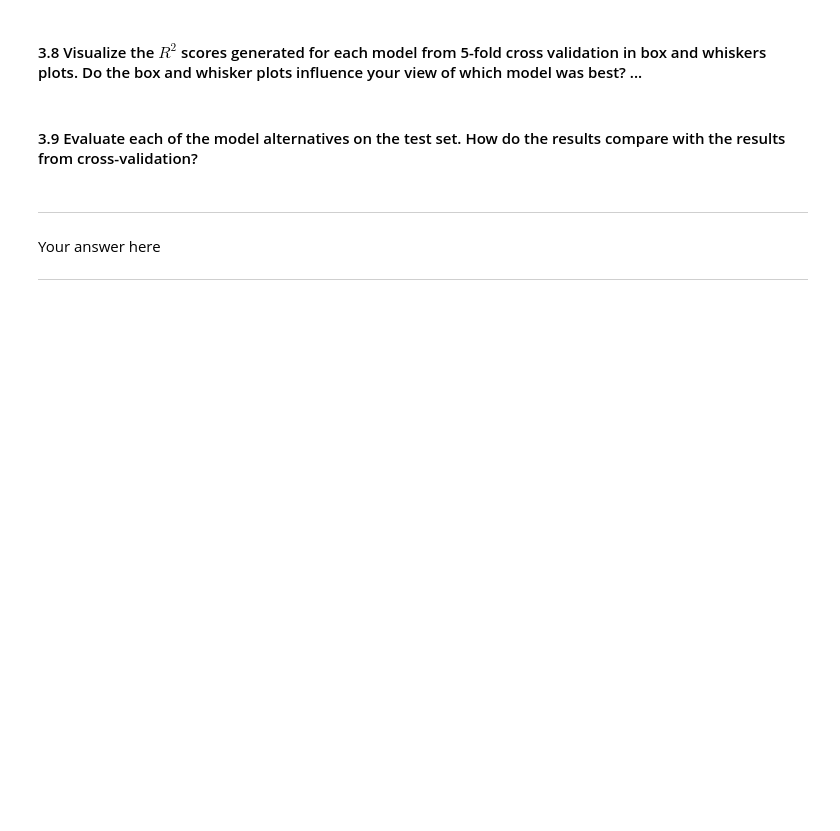
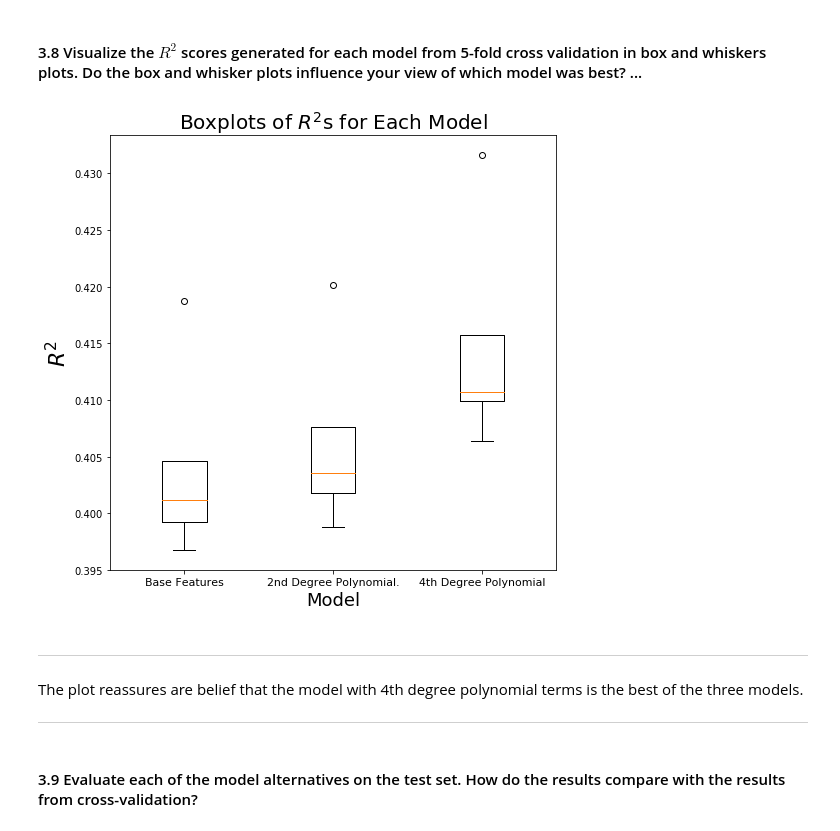
Before and after one commit to ejohnsson/CS109A, a Jupyter notebook: cs109a_HW4.ipynb, the cells around one changed output. Saved outputs shown, nothing was run; the diff lists cells and outputs as text; code cells hidden in the pictures; blank space fills up the shorter version.

```diff
--- a/cs109a_HW4.ipynb
+++ b/cs109a_HW4.ipynb
@@ -578,0 +733,29 @@ Your answer here
+# %%
+n_folds = 5
+kfold = KFold(n_folds, shuffle=True)
+
+# declare array of R-Squareds of each model
+train_scores = np.zeros((len(design_mats), n_folds))
+valid_scores = np.zeros((len(design_mats), n_folds))
+
+# Fold index
+fold = 0
+
+for train, valid in kfold.split(range(len(design_mats[0]))):
+
+    # For Each Model
+    for i, design_mat in enumerate(design_mats):
+
+        # build the linear regression model
+        lin_reg = LinearRegression()
+
+        # Fit, Make Predictions
+        lin_reg.fit(design_mat.loc[train], y_train.loc[train])
+        Ytrain_pred = lin_reg.predict(design_mat.loc[train])
+        Ytrain_valid = lin_reg.predict(design_mat.loc[valid])
+
+        # Calculaate R-Squared for the training and validation sets
+        train_scores[i, fold] = r2_score(y_train.loc[train], Ytrain_pred)
+        valid_scores[i, fold] = r2_score(y_train.loc[valid], Ytrain_valid)
+
+    fold += 1
@@ -583,2 +785,20 @@ Your answer here
+# %%
+# Make List of Model Scores
+scores = [valid_scores[0], valid_scores[1], valid_scores[2]]
+
+fig, ax = plt.subplots(1,1, figsize=(8,8))
+
+ax.boxplot(scores)
+ax.set_xlabel('Model', fontsize=18)
+ax.set_ylabel('$R^2$', fontsize=22)
+ax.set_title('Boxplots of $R^2$s for Each Model', fontsize=20)
+ax.set_xticklabels(['Base Features', '2nd Degree Polynomial.', '4th Degree Polynomial'], fontsize=11)
+plt.show()
+# %% [output]
+[figure, added]
+# %% [markdown]
+<HR>
+The plot reassures are belief that the model with 4th degree polynomial terms is the best of the three models.
+<HR>
 # %% [markdown]
 #### 3.9 Evaluate each of the model alternatives on the  test set.  How do the results compare with the results from cross-validation?
@@ -587,4 +804,0 @@ Your answer here
-# %% [markdown]
-<HR>
-Your answer here
-<HR>
```
Also changed, not shown: parts of 34 cells of this notebook.
